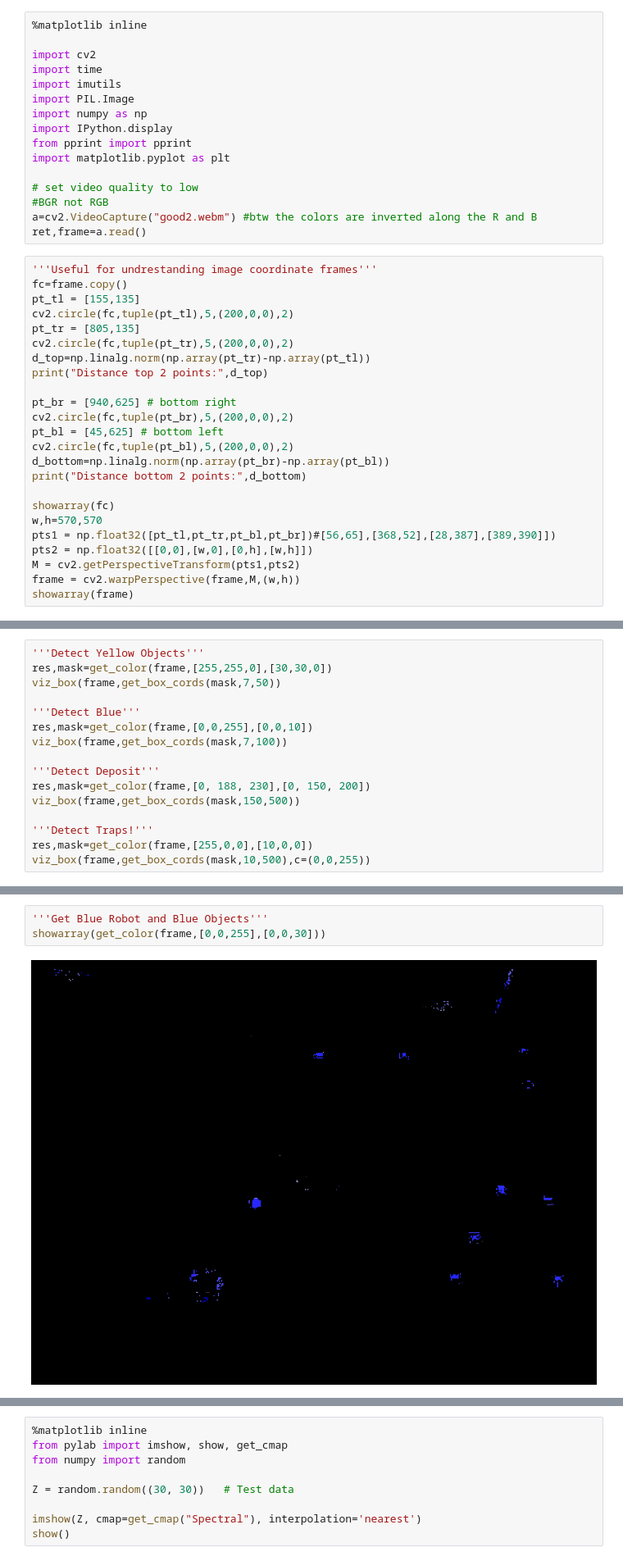
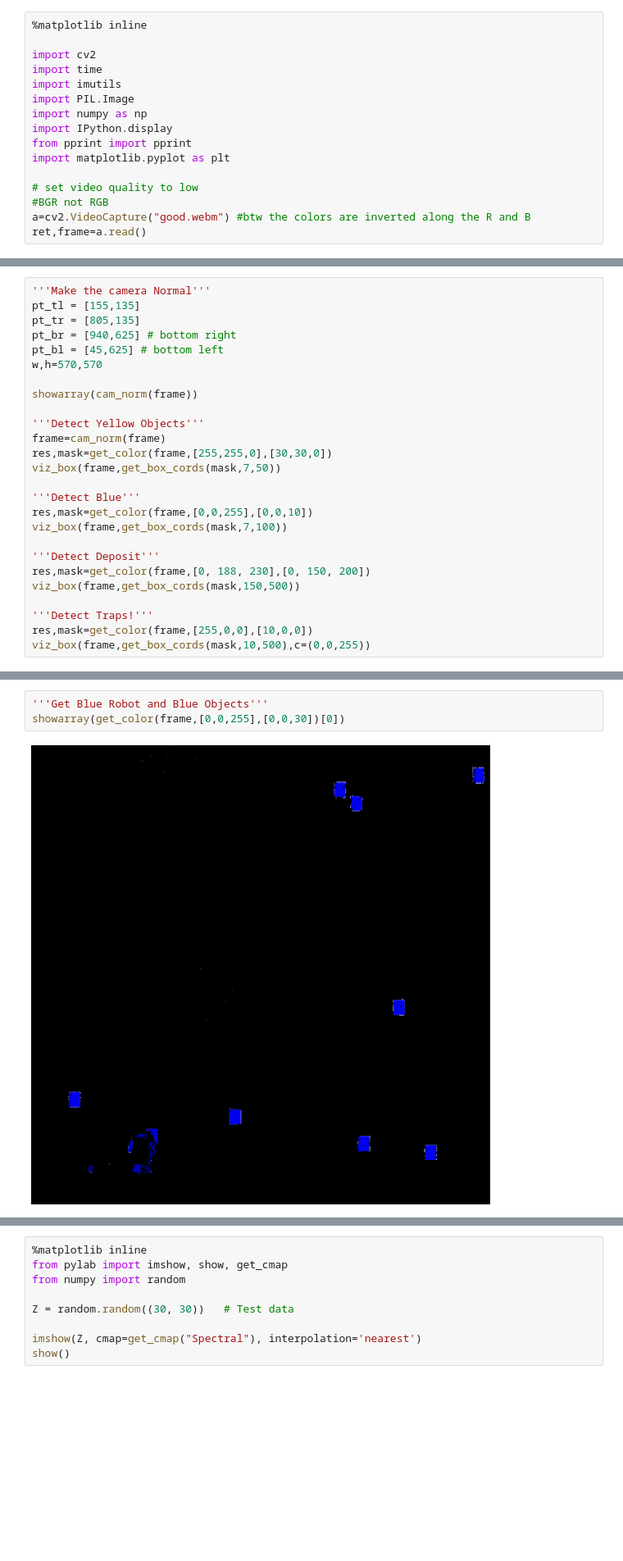
Before and after one commit to Mohamedemad4/erstling, a Jupyter notebook: object_markers/notebooks/playground.ipynb, the cells around one changed output, grey strips where cells are left out. Shown at 82% size. Drawn from its saved outputs; the diff is of its cells as text; blank space fills up the shorter version.

Commit message:
cleaned up file ready to switch from BGR capture + and RGB settings to Just RBG

```diff
--- a/object_markers/notebooks/playground.ipynb
+++ b/object_markers/notebooks/playground.ipynb
@@ -22,29 +29,5 @@ import matplotlib.pyplot as plt
 
 # set video quality to low
 #BGR not RGB
-a=cv2.VideoCapture("good2.webm") #btw the colors are inverted along the R and B
+a=cv2.VideoCapture("good.webm") #btw the colors are inverted along the R and B
 ret,frame=a.read()
-# %%
-'''Useful for undrestanding image coordinate frames'''
-fc=frame.copy()
-pt_tl = [155,135]
-cv2.circle(fc,tuple(pt_tl),5,(200,0,0),2)
-pt_tr = [805,135]
-cv2.circle(fc,tuple(pt_tr),5,(200,0,0),2)
-d_top=np.linalg.norm(np.array(pt_tr)-np.array(pt_tl))
-print("Distance top 2 points:",d_top)
-
-pt_br = [940,625] # bottom right
-cv2.circle(fc,tuple(pt_br),5,(200,0,0),2)
-pt_bl = [45,625] # bottom left
-cv2.circle(fc,tuple(pt_bl),5,(200,0,0),2)
-d_bottom=np.linalg.norm(np.array(pt_br)-np.array(pt_bl))
-print("Distance bottom 2 points:",d_bottom)
-
-showarray(fc)
-w,h=570,570
-pts1 = np.float32([pt_tl,pt_tr,pt_bl,pt_br])#[56,65],[368,52],[28,387],[389,390]])
-pts2 = np.float32([[0,0],[w,0],[0,h],[w,h]])
-M = cv2.getPerspectiveTransform(pts1,pts2)
-frame = cv2.warpPerspective(frame,M,(w,h))
-showarray(frame)
@@ -56,5 +34,15 @@ showarray(frame)
 # %%
+'''Make the camera Normal'''
+pt_tl = [155,135]
+pt_tr = [805,135]
+pt_br = [940,625] # bottom right
+pt_bl = [45,625] # bottom left
+w,h=570,570
+
+showarray(cam_norm(frame))
+
 '''Detect Yellow Objects'''
+frame=cam_norm(frame)
 res,mask=get_color(frame,[255,255,0],[30,30,0])
 viz_box(frame,get_box_cords(mask,7,50))
 
@@ -77,5 +66,5 @@ viz_box(frame,get_box_cords(mask,10,500),c=(0,0,255))
 # %%
 '''Get Blue Robot and Blue Objects'''
-showarray(get_color(frame,[0,0,255],[0,0,30]))
+showarray(get_color(frame,[0,0,255],[0,0,30])[0])
 # %% [output]
-[figure, old version]
+[figure, new version]
```
Also changed, not shown: parts of 18 cells of this notebook.
